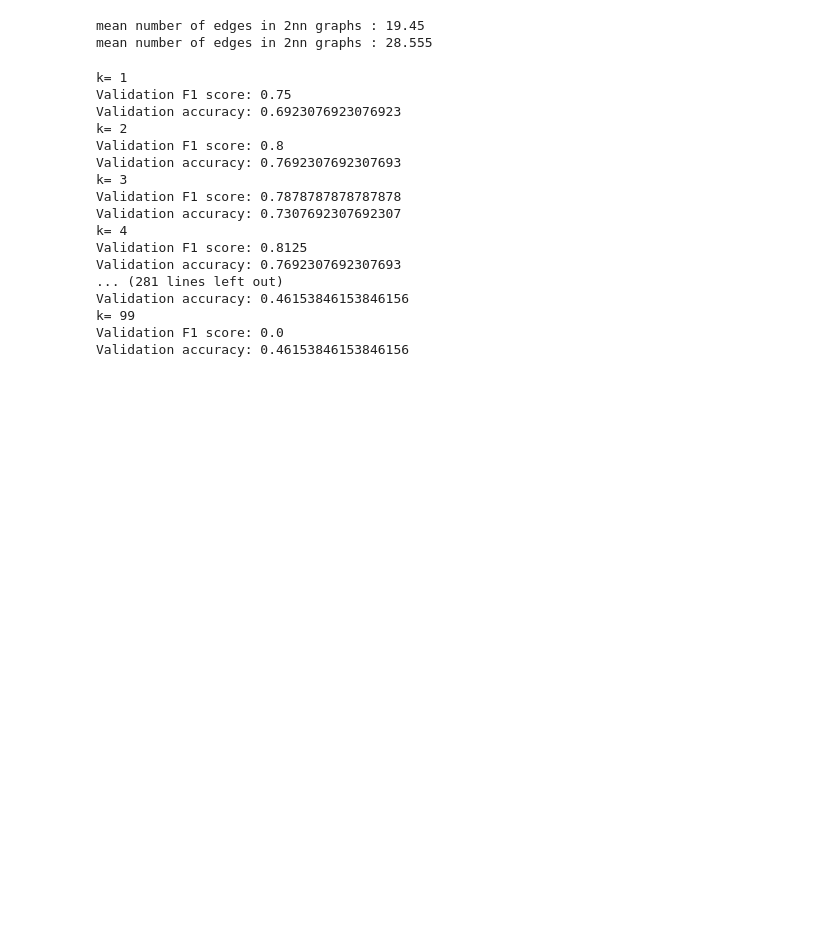
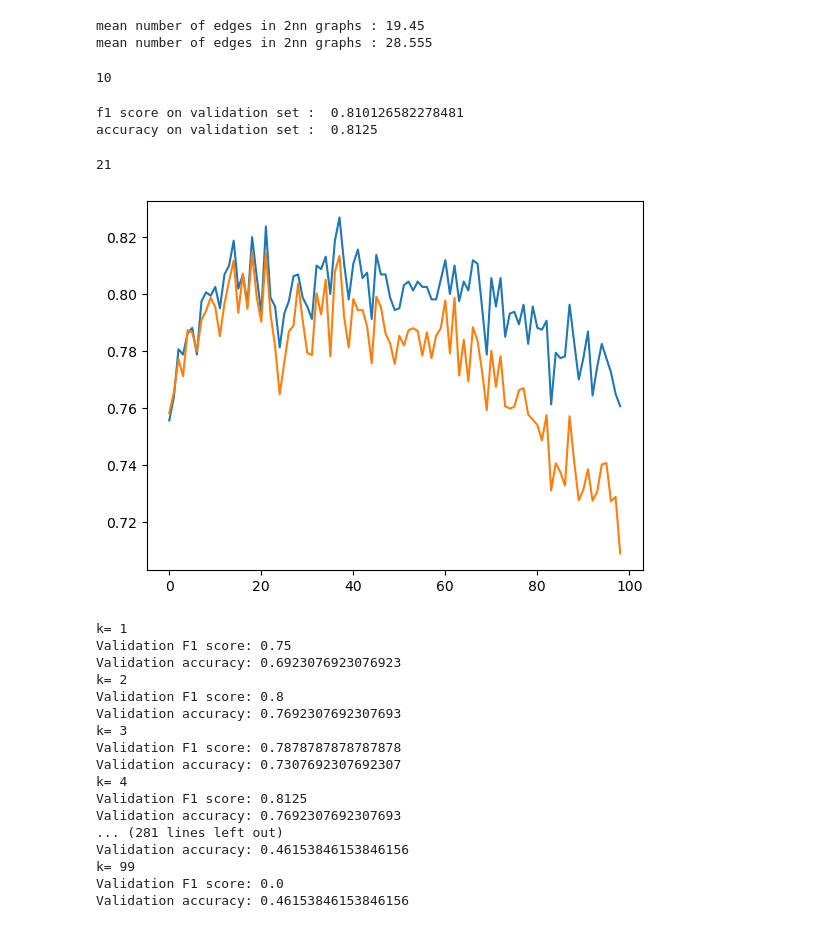
Before and after one commit to gregoirebechade/ot_final, a Jupyter notebook: lib/test.ipynb, the cells around one changed output. Drawn from its saved outputs; the diff is of its cells as text; code cells hidden in the pictures; blank space fills up the shorter version.

```diff
--- a/lib/test.ipynb
+++ b/lib/test.ipynb
@@ -171,6 +171,59 @@ for g in X_test:
 
 X_train_bis = convert_list_in_array(X_train_bis)
 X_test_bis = convert_list_in_array(X_test_bis)
+# %%
+from sklearn.model_selection import train_test_split
+from sklearn.neighbors import KNeighborsClassifier
+from tqdm import tqdm
+dist= RJW_distance()
+dist_mat = np.zeros((len(X_train_bis), len(X_train_bis)))
+
+for i in tqdm(range(len(X_train_bis))):
+    for j in range(len(X_train_bis)):
+        # print(i,j)
+        try :
+            dist_mat[i, j] = dist.graph_d(X_train_bis[i], X_train_bis[j])
+        except :
+            dist_mat[i, j] = 1000
+# %% [output]
+10
+f1 score on validation set :  0.810126582278481
+accuracy on validation set :  0.8125
+# %%
+
+
+# train val
+all_f1=[]
+all_accs=[]
+for n_neigh in range(1, 100) :
+    # print('n neigh', n_neigh)
+    accs=[]
+    f1s=[]
+    for _ in range(20) :
+        index_train = np.random.choice(range(len(X_train_bis)), int(0.8*len(X_train_bis)), replace=False)
+        index_val = [i for i in range(len(X_train_bis)) if i not in index_train]
+        dist_mat_train = dist_mat[index_train][:, index_train]
+        y_train_bis = y_train[index_train]
+        dist_mat_val = dist_mat[index_val][:, index_train]
+        y_val_bis = y_train[index_val]
+        knn = KNeighborsClassifier(n_neighbors=n_neigh, metric='precomputed')
+        knn.fit(dist_mat_train, y_train_bis)
+        y_pred = knn.predict(dist_mat_val)
+        f1 = f1_score(y_val_bis, y_pred)
+        # print('f1 score on validation set : ', f1)
+        acc = np.mean(y_val_bis == y_pred)
+        # print('accuracy on validation set : ', acc)
+        f1s.append(f1)
+        accs.append(acc)
+    all_f1.append(np.mean(f1s))
+    all_accs.append(np.mean(accs))
+
+plt.plot(all_accs)
+plt.plot(all_f1)
+print(np.argmax(all_f1))
+# %% [output]
+21
+[figure, added]
 # %%
 from sklearn.model_selection import train_test_split
 from sklearn.neighbors import KNeighborsClassifier
```
